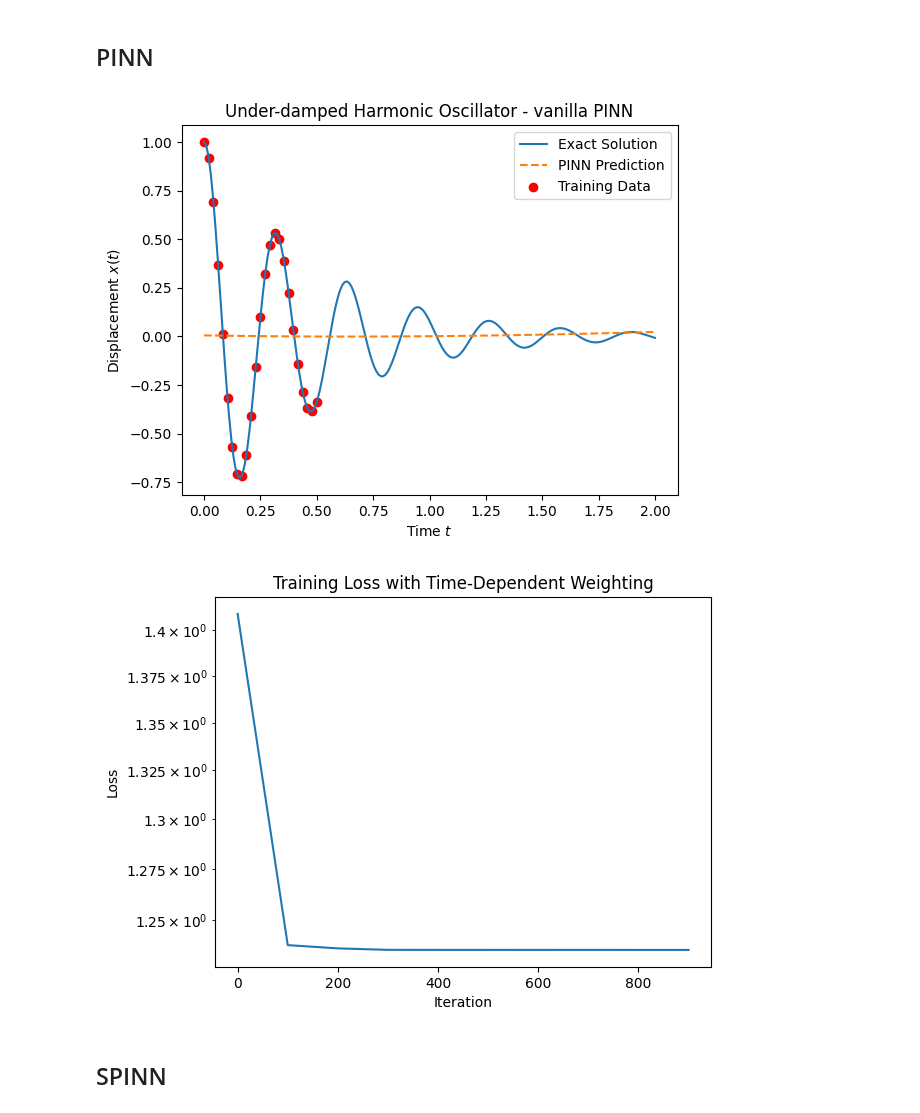
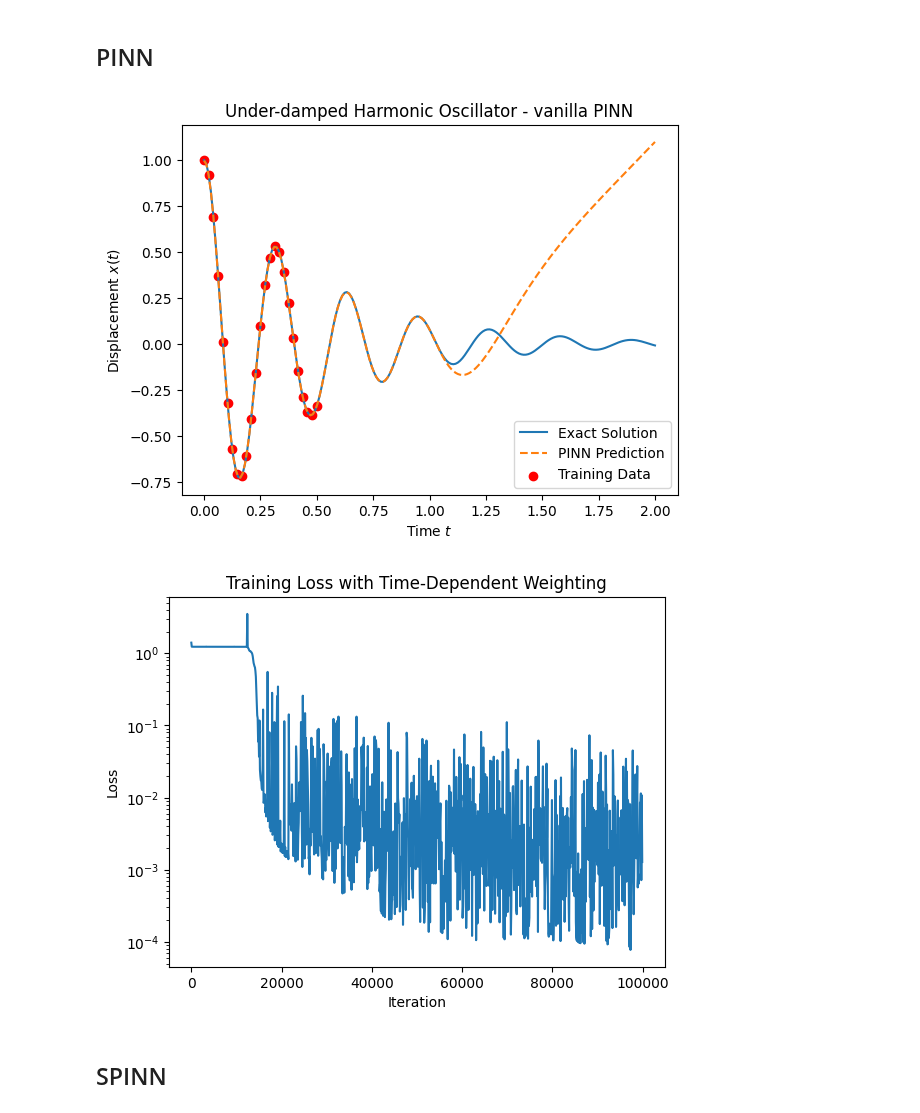
Before and after one commit to NeuralNut/pgdl, a Jupyter notebook: Spring/spring_example_jax.ipynb, the cells around one changed output. Saved outputs shown, nothing was run; the diff lists cells and outputs as text; code cells hidden in the pictures.

```diff
--- a/Spring/spring_example_jax.ipynb
+++ b/Spring/spring_example_jax.ipynb
@@ -42,3 +26,10 @@ Successfully installed contourpy-1.3.1 jax-0.4.38 jax-cuda12-pjrt-0.4.38 jax-cud
+# %%
+
+# Constants for the underdamped harmonic oscillator
+d = 2.0
+w0 = 20.0
+mu = 2.0*d
+k = w0**2
 # %% [markdown]
 ## PINN
 # %%
@@ -53,15 +44,7 @@ import matplotlib.pyplot as plt
 from tqdm import trange
 import itertools
 
-# Define the exact solution of the underdamped harmonic oscillator
-def oscillator(d, w0, t):
-    w = jnp.sqrt(w0 ** 2 - d ** 2)
-    phi = jnp.arctan(-d / w)
-    A = 1.0 / (2.0 * jnp.cos(phi))
-    cos_term = jnp.cos(phi + w * t)
-    exp_term = jnp.exp(-d * t)
-    x = exp_term * 2 * A * cos_term
-    return x
+from data import oscillator
 
 # Define the MLP function
 def MLP(layers, activation=jnp.tanh):
@@ -112,8 +95,7 @@ class PINN:
         self.mu = mu
         self.k = k
 
-        # Decay rate for time-dependent weighting
-        self.lambda_decay = 1.0  # You can adjust this value
+        self.lam_res = 1.e-4
 
     def neural_net(self, params):
         def net_apply(t):
@@ -151,7 +133,7 @@ class PINN:
         loss_ic = (x0_pred - 1.0) ** 2 + (x0_t_pred - 0.0) ** 2
 
         # Total loss
-        total_loss = 1.e-4*loss_res + loss_data + loss_ic
+        total_loss = self.lam_res*loss_res + loss_data + loss_ic
 
         return total_loss
 
@@ -194,41 +176,38 @@ t_r = jnp.array(t_r)
 t_data = jnp.array(t_data)
 x_data = jnp.array(x_data)
 
-# Adjust the decay rate as needed
-model.lambda_decay = 1.0  # You can experiment with different values
-
 # Train the model
-model.train(nIter=1000, t_r=t_r, t_data=t_data, x_data=x_data)
+model.train(nIter=100000, t_r=t_r, t_data=t_data, x_data=x_data)
 
 # Evaluate the model
 params = model.get_params(model.opt_state)
 t_test = jnp.linspace(0.0, 2.0, 200)
 t_test = jnp.array(t_test)
 net_apply = model.neural_net(params)
 x_pred = vmap(net_apply)(t_test)
 x_exact = oscillator(d, w0, t_test)
 
 # Plot the results
 plt.figure()
 plt.plot(t_test, x_exact, label='Exact Solution')
 plt.plot(t_test, x_pred, '--', label='PINN Prediction')
 plt.scatter(t_data, x_data, color='red', label='Training Data')
 plt.legend()
 plt.xlabel('Time $t$')
 plt.ylabel('Displacement $x(t)$')
 plt.title('Under-damped Harmonic Oscillator - vanilla PINN')
 plt.show()
 
 # Plot the training loss
 plt.figure()
 plt.plot(np.arange(len(model.loss_log))*100, model.loss_log)
 plt.xlabel('Iteration')
 plt.ylabel('Loss')
 plt.yscale('log')
 plt.title('Training Loss with Time-Dependent Weighting')
 plt.show()
 # %% [output]
-[figure, old version]
+[figure, new version]
-[figure, old version]
+[figure, new version]
 # %% [markdown]
 ## SPINN
```
Also changed, not shown: parts of 8 cells of this notebook, 3 other files.
